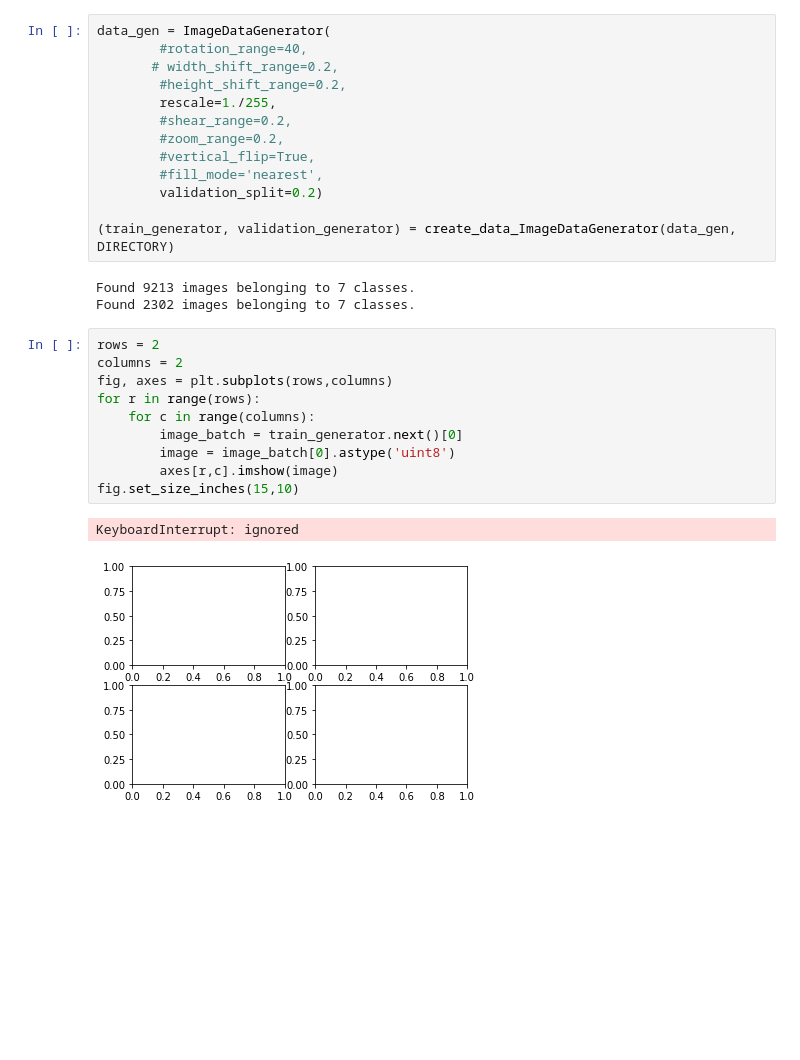
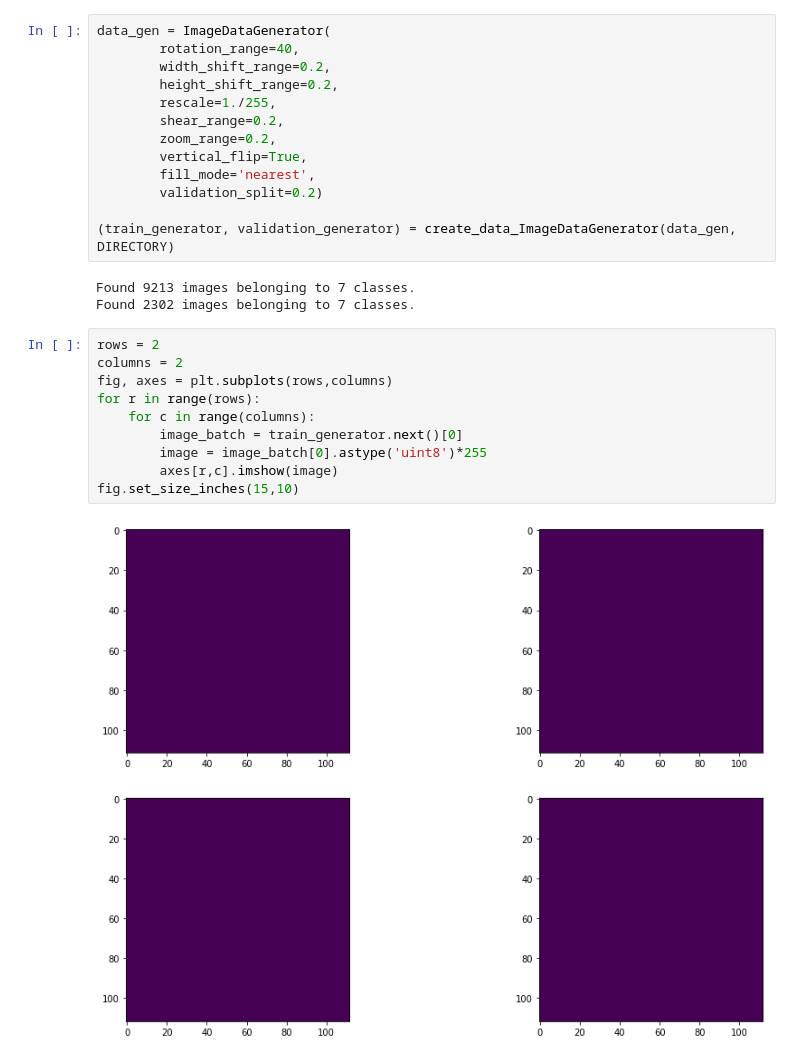
Before and after one commit to Ersel26/echo_KVAK, a Jupyter notebook: echo_KVAK_efficientNet.ipynb, the cells around one changed output. Cells and saved outputs as stored; diff of their text form; blank space fills up the shorter version.

```diff
--- a/echo_KVAK_efficientNet.ipynb
+++ b/echo_KVAK_efficientNet.ipynb
@@ -44,14 +44,14 @@ def create_data_ImageDataGenerator(data_gen, data_dir):
   return (train_generator, validation_generator)
 # %%
 data_gen = ImageDataGenerator(
-        #rotation_range=40,
-       # width_shift_range=0.2,
-        #height_shift_range=0.2,
+        rotation_range=40,
+        width_shift_range=0.2,
+        height_shift_range=0.2,
         rescale=1./255,
-        #shear_range=0.2,
-        #zoom_range=0.2,
-        #vertical_flip=True,
-        #fill_mode='nearest',
+        shear_range=0.2,
+        zoom_range=0.2,
+        vertical_flip=True,
+        fill_mode='nearest',
         validation_split=0.2)
 
 (train_generator, validation_generator) = create_data_ImageDataGenerator(data_gen, DIRECTORY)
@@ -61,16 +61,15 @@ Found 2302 images belonging to 7 classes.
 # %%
 rows = 2
 columns = 2
 fig, axes = plt.subplots(rows,columns)
 for r in range(rows):
     for c in range(columns):
         image_batch = train_generator.next()[0]
-        image = image_batch[0].astype('uint8')
+        image = image_batch[0].astype('uint8')*255
         axes[r,c].imshow(image)
 fig.set_size_inches(15,10)
 # %% [output]
-KeyboardInterrupt: ignored
-[figure, old version]
+[figure, new version]
 # %%
 efficient_net = EfficientNetB3(
     weights=None,
```
Also changed, not shown: parts of 6 cells of this notebook.
